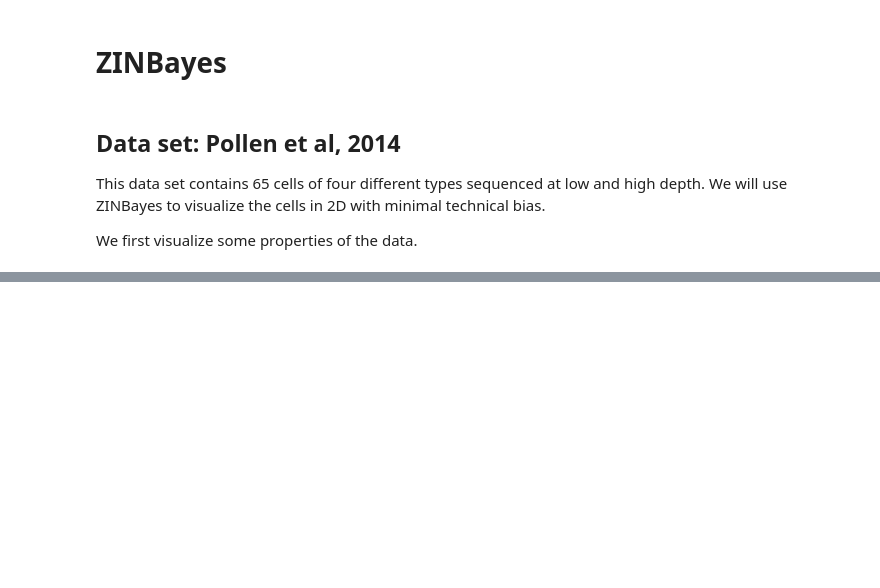
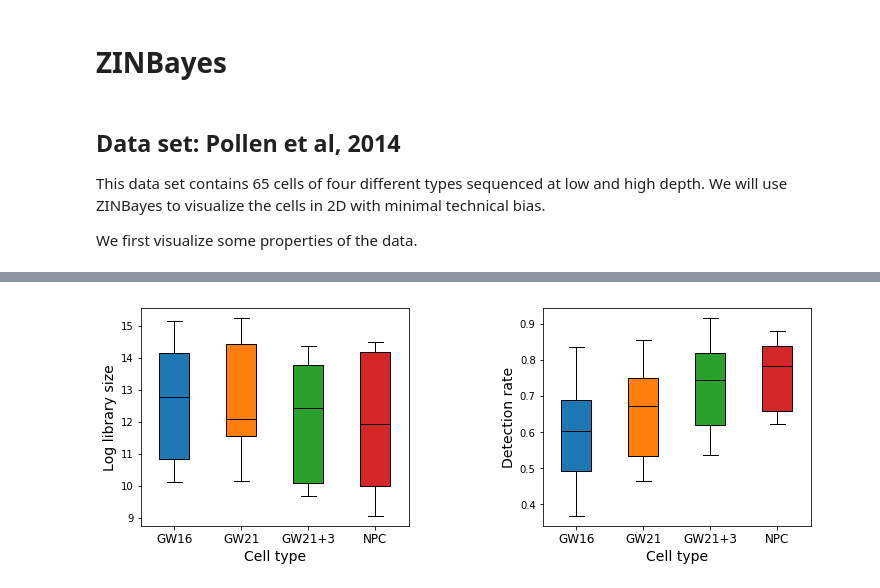
Before and after one commit to pedrofale/zinbayes, a Jupyter notebook: notebooks/tutorial.ipynb, the cells around one changed output, grey strips where cells are left out. Drawn from its saved outputs; the diff is of its cells as text; code cells hidden in the pictures; blank space fills up the shorter version.

```diff
--- a/notebooks/tutorial.ipynb
+++ b/notebooks/tutorial.ipynb
@@ -11,0 +66,3 @@ We first visualize some properties of the data.
+# %%
+labels = y_id
+clusters = y
@@ -11,0 +141,28 @@ We first visualize some properties of the data.
+# %%
+fig = plt.figure(figsize=(12, 4))
+ax = plt.subplot(1, 2, 1)
+bplot = plt.boxplot([np.log(np.sum(X[labels==0], axis=1)), np.log(np.sum(X[labels==1], axis=1)),
+             np.log(np.sum(X[labels==2], axis=1)), np.log(np.sum(X[labels==3], axis=1))], patch_artist=True)
+ax.set_xticklabels([y_names[0], y_names[1], y_names[2], y_names[3]], fontsize=12)
+plt.ylabel('Log library size', fontsize=14)
+plt.xlabel('Cell type', fontsize=14)
+for patch, color in zip(bplot['boxes'], plt.rcParams['axes.prop_cycle'].by_key()['color']):
+    patch.set_facecolor(color)
+for element in ['fliers', 'means', 'medians', 'caps']:
+        plt.setp(bplot[element], color='black')
+
+ax = plt.subplot(1, 2, 2)
+bplot = plt.boxplot([np.sum(X[labels==0] !=0, axis=1)/X.shape[1],
+             np.sum(X[labels==1] !=0, axis=1)/X.shape[1], np.sum(X[labels==2] !=0, axis=1)/X.shape[1],
+             np.sum(X[labels==3]!=0, axis=1)/X.shape[1]], patch_artist=True)
+ax.set_xticklabels([y_names[0], y_names[1], y_names[2], y_names[3]], fontsize=12)
+plt.ylabel('Detection rate', fontsize=14)
+plt.xlabel('Cell type', fontsize=14)
+for patch, color in zip(bplot['boxes'], plt.rcParams['axes.prop_cycle'].by_key()['color']):
+    patch.set_facecolor(color)
+for element in ['fliers', 'means', 'medians', 'caps']:
+        plt.setp(bplot[element], color='black')
+
+fig.subplots_adjust(wspace=.5)
+# %% [output]
+[figure, added]
```
Also changed, not shown: parts of 43 cells of this notebook, 3 other files.
